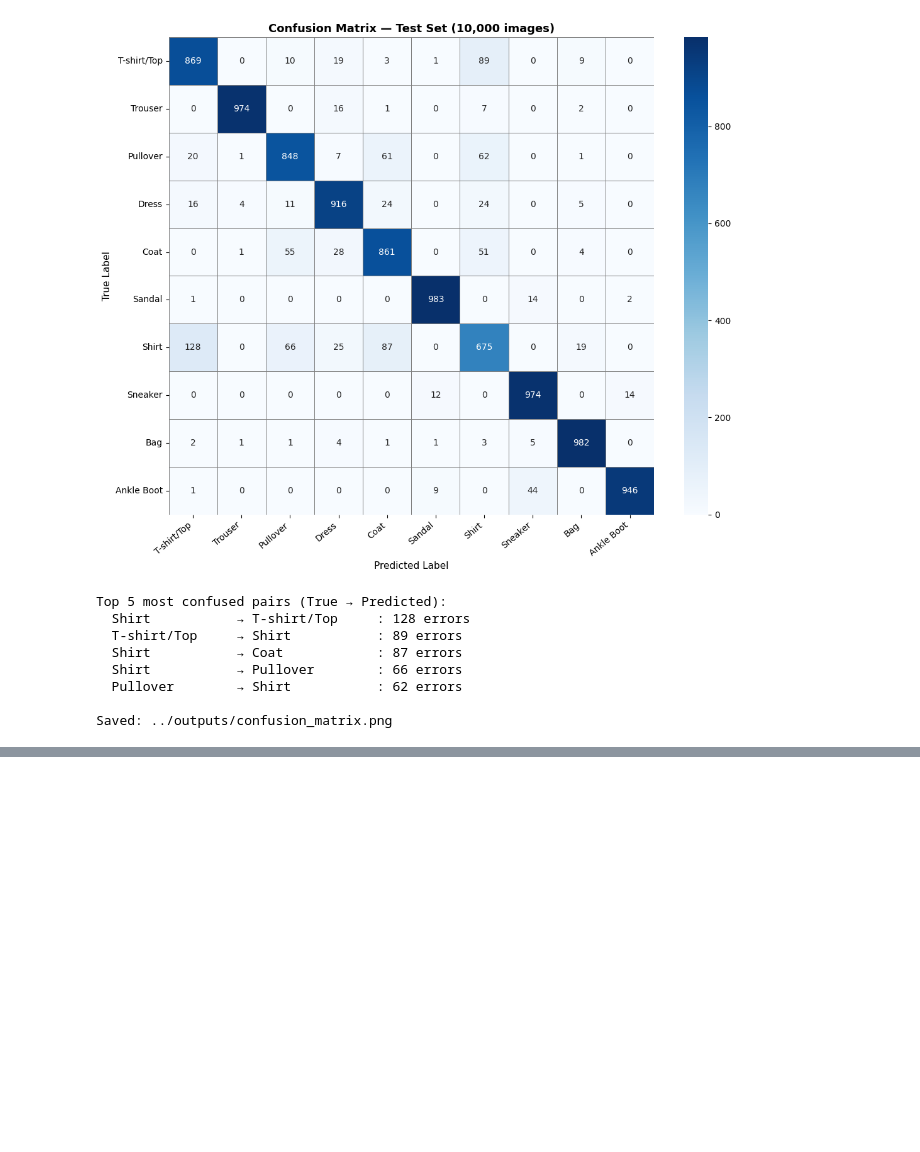
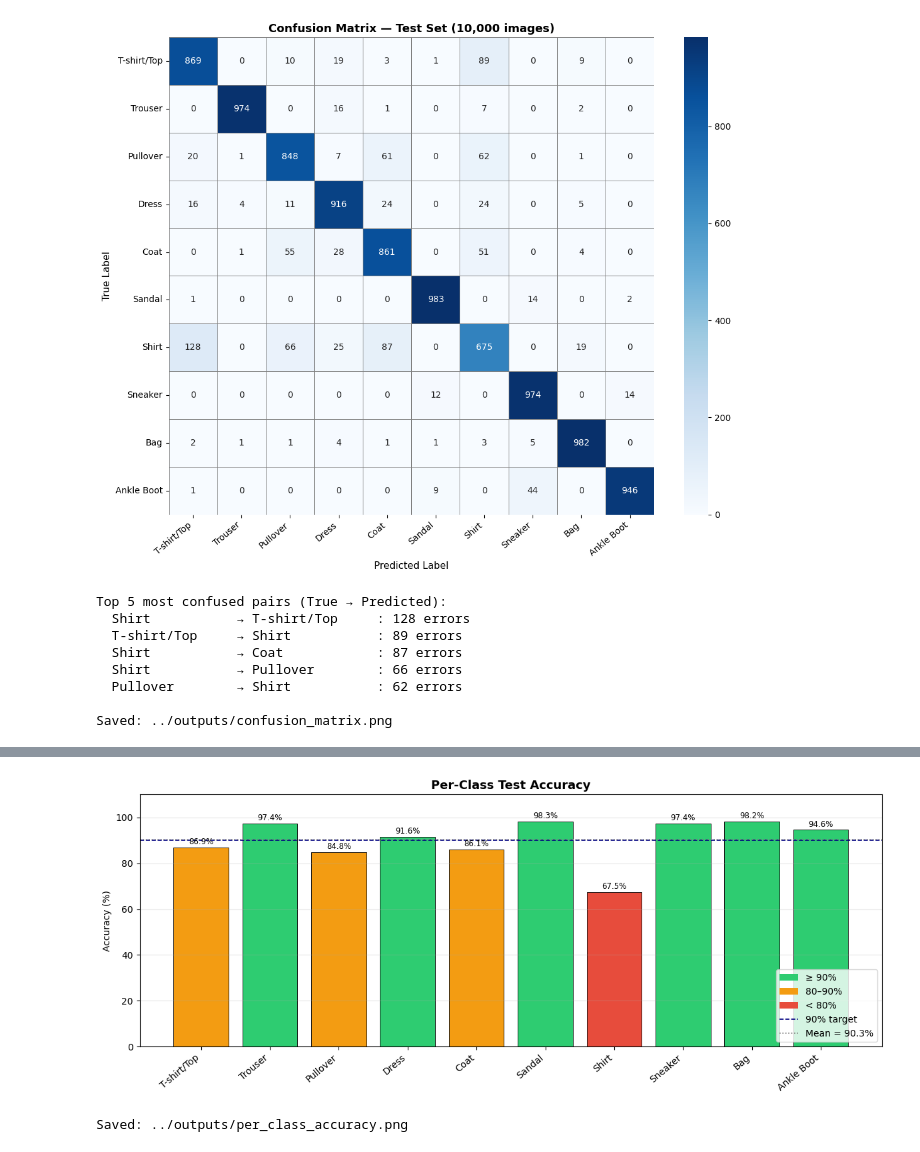
Before and after one commit to SarasiPerera/Clothing-Item-Classifier-DL-Group-Project, a Jupyter notebook: notebook/fashion_mnist_lenet5.ipynb, the cells around one changed output, grey strips where cells are left out. Cells and saved outputs as stored; diff of their text form; code cells hidden in the pictures; blank space fills up the shorter version.

Commit message:
Per-class accuracy bar chart

```diff
--- a/notebook/fashion_mnist_lenet5.ipynb
+++ b/notebook/fashion_mnist_lenet5.ipynb
@@ -752,0 +777,43 @@ Saved: ../outputs/confusion_matrix.png
+# %%
+# ── Per-class accuracy bar chart ───────────────────────────────────────────────
+per_class_acc = cm.diagonal() / cm.sum(axis=1)
+
+colors = ['#2ecc71' if a >= 0.90 else '#f39c12' if a >= 0.80 else '#e74c3c'
+          for a in per_class_acc]
+
+fig, ax = plt.subplots(figsize=(12, 5))
+bars = ax.bar(CLASS_NAMES, per_class_acc * 100,
+              color=colors, edgecolor='black', linewidth=0.6)
+
+ax.axhline(y=90, color='navy', linestyle='--', linewidth=1.2, label='90% target')
+ax.axhline(y=np.mean(per_class_acc) * 100, color='gray', linestyle=':',
+           linewidth=1.2, label=f'Mean = {np.mean(per_class_acc)*100:.1f}%')
+ax.set_title('Per-Class Test Accuracy', fontsize=13, fontweight='bold')
+ax.set_ylabel('Accuracy (%)')
+ax.set_ylim([0, 110])
+ax.set_xticklabels(CLASS_NAMES, rotation=40, ha='right')
+ax.legend()
+ax.grid(axis='y', alpha=0.3)
+
+for bar, acc in zip(bars, per_class_acc):
+    ax.text(bar.get_x() + bar.get_width() / 2,
+            bar.get_height() + 0.5,
+            f'{acc*100:.1f}%', ha='center', va='bottom', fontsize=8.5)
+
+# Legend for colours
+from matplotlib.patches import Patch
+legend_elements = [
+    Patch(facecolor='#2ecc71', label='≥ 90%'),
+    Patch(facecolor='#f39c12', label='80–90%'),
+    Patch(facecolor='#e74c3c', label='< 80%'),
+]
+ax.legend(handles=legend_elements + ax.get_legend_handles_labels()[0],
+          loc='lower right')
+
+plt.tight_layout()
+plt.savefig('../outputs/per_class_accuracy.png', dpi=150, bbox_inches='tight')
+plt.show()
+print('Saved: ../outputs/per_class_accuracy.png')
+# %% [output]
+[figure, added]
+Saved: ../outputs/per_class_accuracy.png
```
Also changed, not shown: parts of 1 cell of this notebook.
